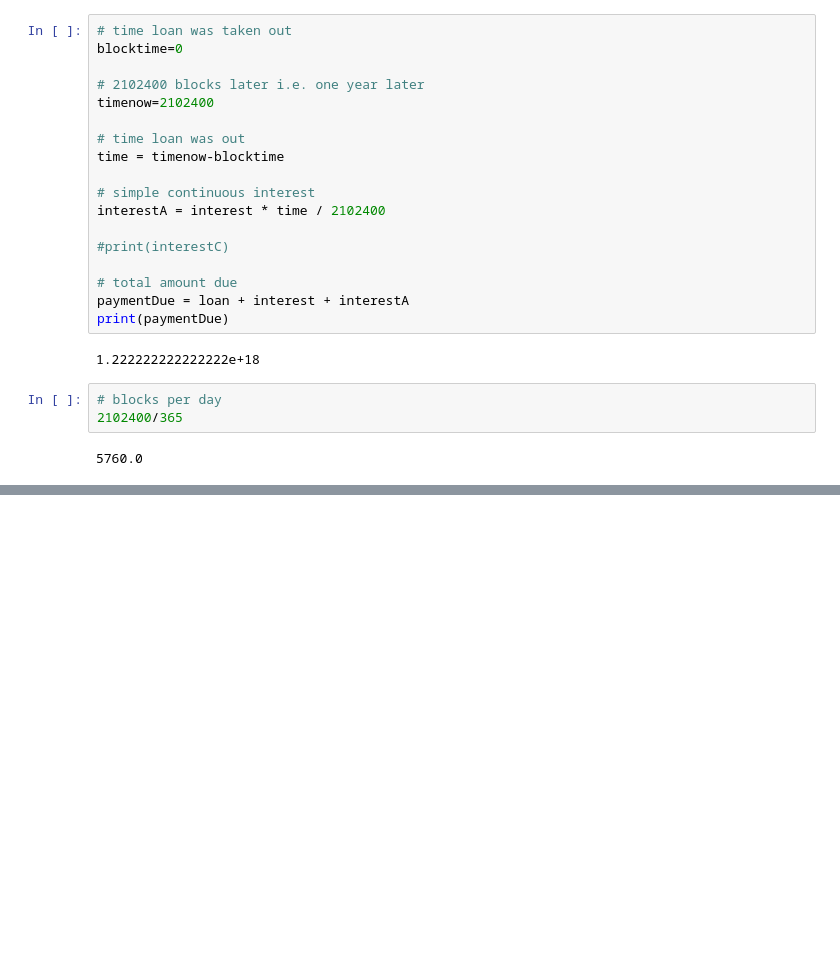
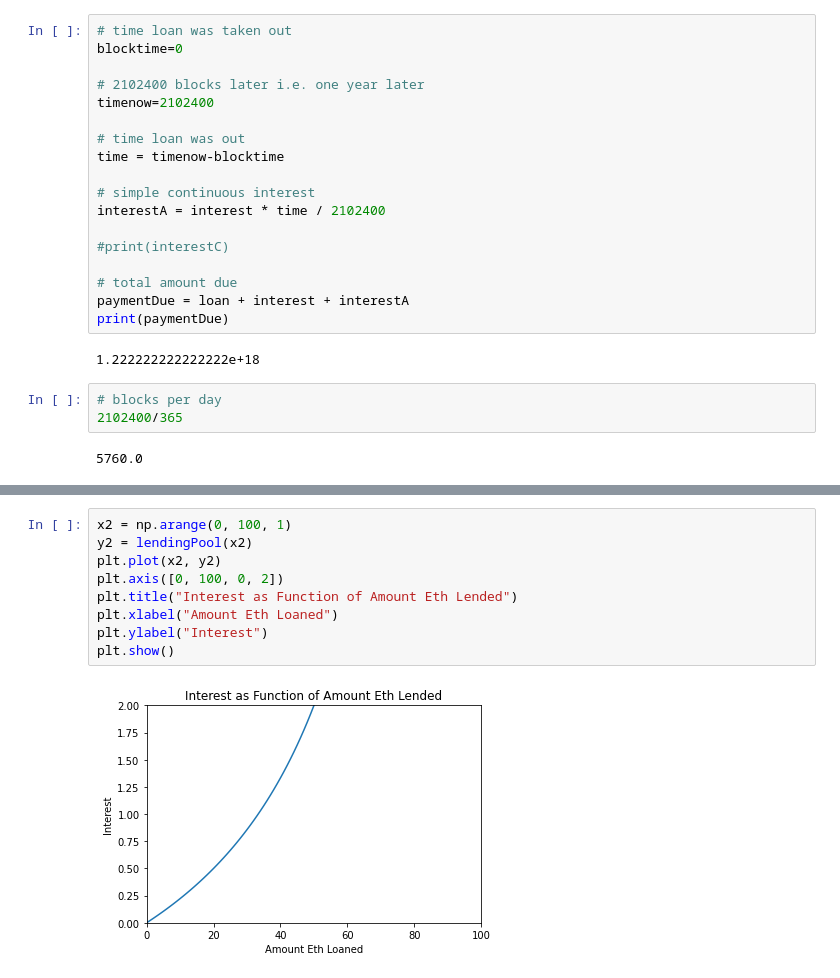
Before and after one commit to captian210/defiBank, a Jupyter notebook: interest.ipynb, the cells around one changed output, grey strips where cells are left out. Drawn from its saved outputs; the diff is of its cells as text; blank space fills up the shorter version.

```diff
--- a/interest.ipynb
+++ b/interest.ipynb
@@ -52,0 +116,11 @@ print(paymentDue)
+# %%
+x2 = np.arange(0, 100, 1)
+y2 = lendingPool(x2)
+plt.plot(x2, y2)
+plt.axis([0, 100, 0, 2])
+plt.title("Interest as Function of Amount Eth Lended")
+plt.xlabel("Amount Eth Loaned")
+plt.ylabel("Interest")
+plt.show()
+# %% [output]
+[figure, added]
```
Also changed, not shown: parts of 4 cells of this notebook.
